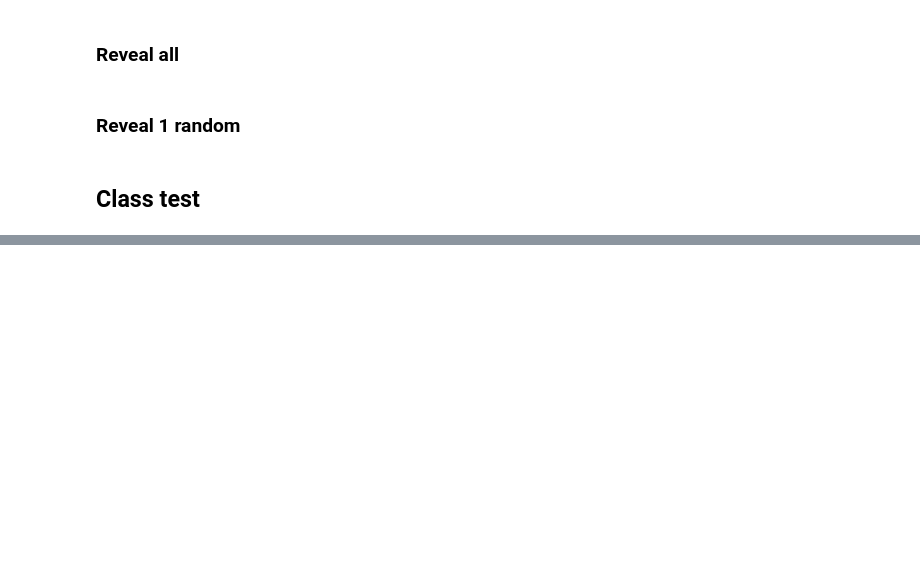
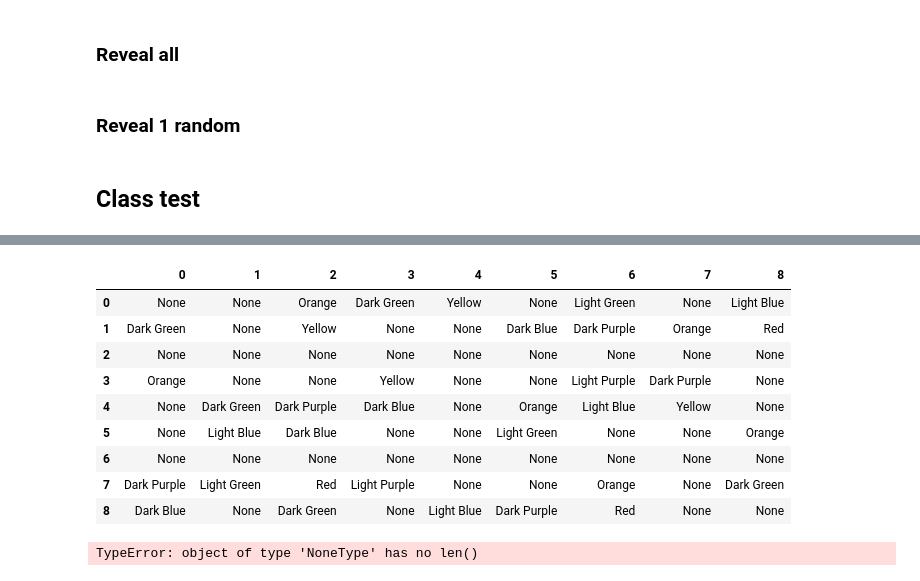
Before and after one commit to zhbaucom/ColorKu, a Jupyter notebook: py/CKsolve/solverCreate.ipynb, the cells around one changed output, grey strips where cells are left out. Cells and saved outputs as stored; diff of their text form; code cells hidden in the pictures; blank space fills up the shorter version.

```diff
--- a/py/CKsolve/solverCreate.ipynb
+++ b/py/CKsolve/solverCreate.ipynb
@@ -405,3 +445,20 @@ ValueError: need at least one array to concatenate
+# %%
+mypuz.puzzdf
+# %% [output]
+|  | 0 | 1 | 2 | 3 | 4 | 5 | 6 | 7 | 8 |
+| 0 | None | None | Orange | Dark Green | Yellow | None | Light Green | None | Light Blue |
+| 1 | Dark Green | None | Yellow | None | None | Dark Blue | Dark Purple | Orange | Red |
+| 2 | None | None | None | None | None | None | None | None | None |
+| 3 | Orange | None | None | Yellow | None | None | Light Purple | Dark Purple | None |
+| 4 | None | Dark Green | Dark Purple | Dark Blue | None | Orange | Light Blue | Yellow | None |
+| 5 | None | Light Blue | Dark Blue | None | None | Light Green | None | None | Orange |
+| 6 | None | None | None | None | None | None | None | None | None |
+| 7 | Dark Purple | Light Green | Red | Light Purple | None | None | Orange | None | Dark Green |
+| 8 | Dark Blue | None | Dark Green | None | Light Blue | Dark Purple | Red | None | None |
+# %%
+np.unique((np.concatenate([x for x in icol if len(x) == 1 ])), return_counts = True)
+# %% [output]
+TypeError: object of type 'NoneType' has no len()
 # %%
 ckDict = {
   '1': [None, None, None, 'Dark Green', 'Red', None, 'Dark Purple', 'Yellow', None, 'Dark Purple', None, None, None, None, None, 'Light Purple', None, 'Dark Blue', 'Red', 'Dark Blue', 'Light Green', None, None, 'Dark Purple', None, 'Orange', None, 'Yellow', 'Dark Green', 'Light Purple', 'Red', None, None, 'Light Blue', None, None, 'Orange', None, None, None, 'Light Blue', None, None, None, 'Dark Green', None, None, 'Dark Blue', None, None, 'Dark Green', 'Orange', 'Light Purple', 'Red', None, 'Dark Purple', None, 'Orange', None, None, 'Dark Blue', 'Light Blue', 'Light Purple', 'Light Purple', None, 'Light Blue', None, None, None, None, None, 'Yellow', None, 'Light Green', 'Yellow', None, 'Dark Purple', 'Light Blue', None, None, None],
```
Also changed, not shown: parts of 4 cells of this notebook, 1 other file.
